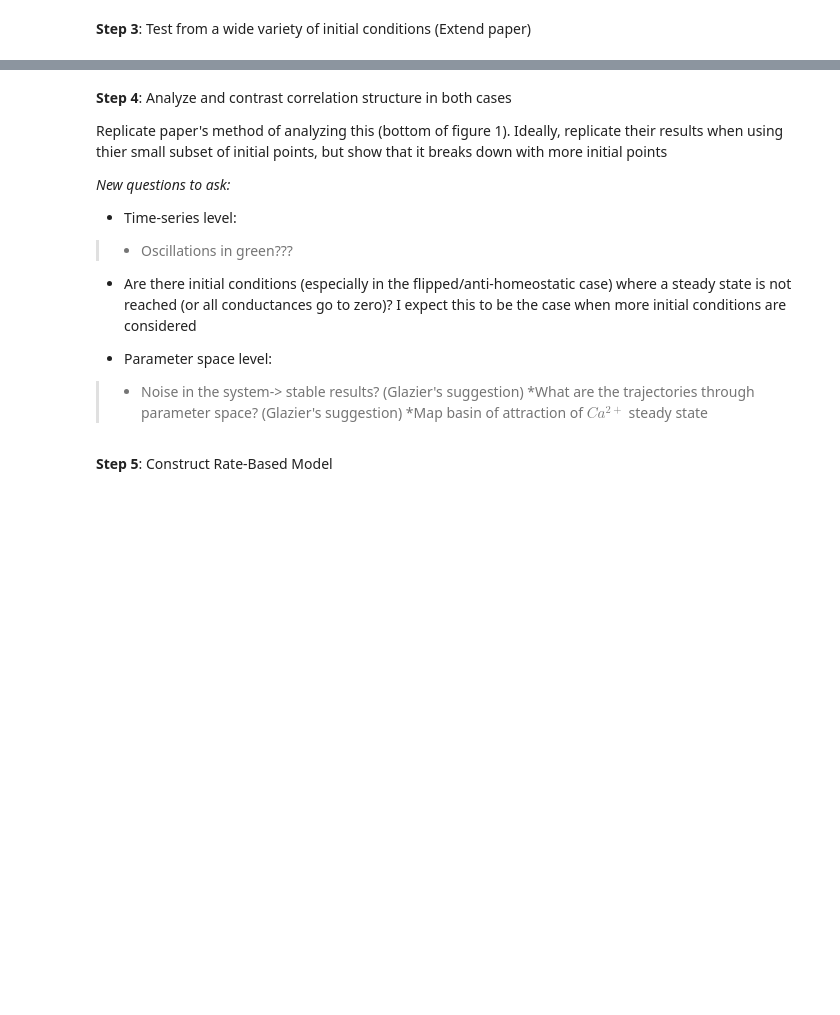
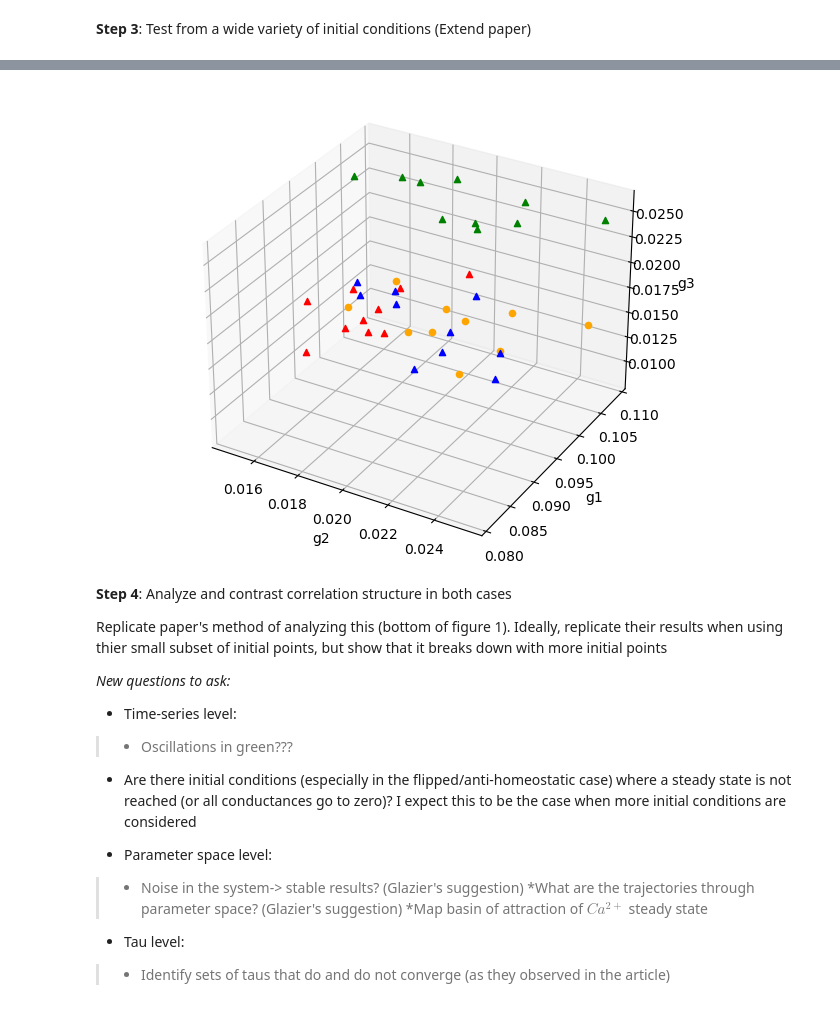
Before and after one commit to gwaldow/ADHPFinalProject, a Jupyter notebook: ADHPProject.ipynb, the cells around one changed output, grey strips where cells are left out. Cells and saved outputs as stored; diff of their text form; code cells hidden in the pictures; blank space fills up the shorter version.

Commit message:
3D plotting which at least works in VSCode

```diff
--- a/ADHPProject.ipynb
+++ b/ADHPProject.ipynb
@@ -414,3 +355,21 @@ invalid value encountered in double_scalars
+# %%
+fig = plt.figure()
+ax = Axes3D(fig,auto_add_to_figure=False)
+fig.add_axes(ax)
+
+for i in range(len(startingPoints[0,:])):
+    startpts = ax.scatter(startingPoints[1,i]/1000, startingPoints[0,i]/1000, startingPoints[2,i]/1000, marker='o', color='orange') # orange for starting point
+    og = ax.scatter(endingPointsOriginal[1,i]/1000, endingPointsOriginal[0,i]/1000, endingPointsOriginal[2,i]/1000, marker='^', color='blue')        # blue for original
+    scale = ax.scatter(endingPointsScaled[1,i]/1000, endingPointsScaled[0,i]/1000, endingPointsScaled[2,i]/1000, marker='^', color='green')        # green for scaled
+    flip = ax.scatter(endingPointsFlipped[1,i]/1000, endingPointsFlipped[0,i]/1000, endingPointsFlipped[2,i]/1000, marker='^', color='red')        # red for flipped
+
+ax.set_xlabel('g2')
+ax.set_ylabel('g1')
+ax.set_zlabel('g3')
+
+plt.show()
+# %% [output]
+[figure, added]
 # %% [markdown]
 **Step 4**: Analyze and contrast correlation structure in both cases
 
@@ -427,5 +386,7 @@ Replicate paper's method of analyzing this (bottom of figure 1). Ideally, replic
 > * Noise in the system-> stable results? (Glazier's suggestion)
 *What are the trajectories through parameter space? (Glazier's suggestion)
 *Map basin of attraction of $Ca^{2+}$ steady state
+
+*  Tau level:
+
+> * Identify sets of taus that do and do not converge (as they observed in the article)
-# %% [markdown]
-**Step 5**: Construct Rate-Based Model
```
Also changed, not shown: parts of 12 cells of this notebook.
